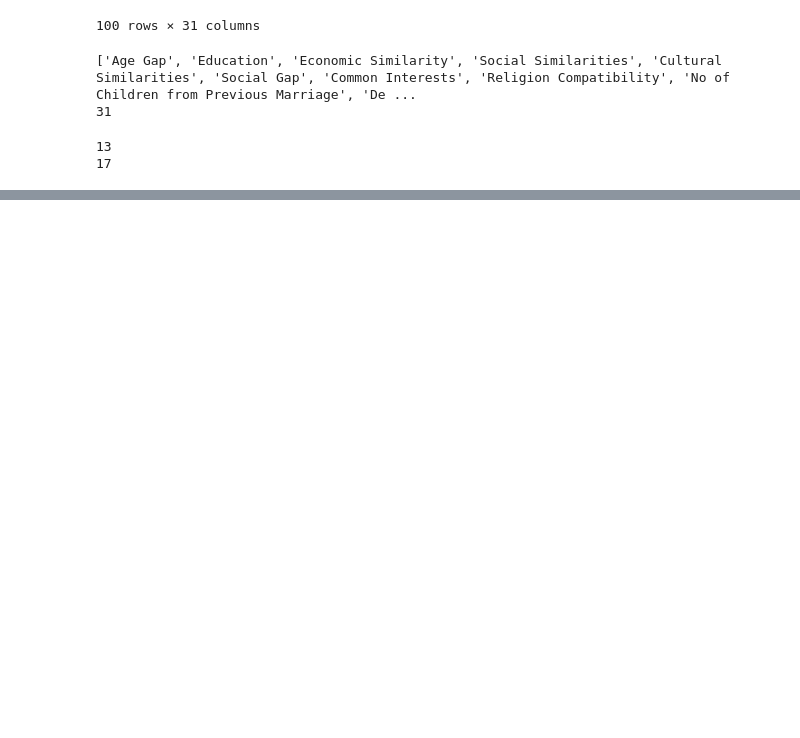
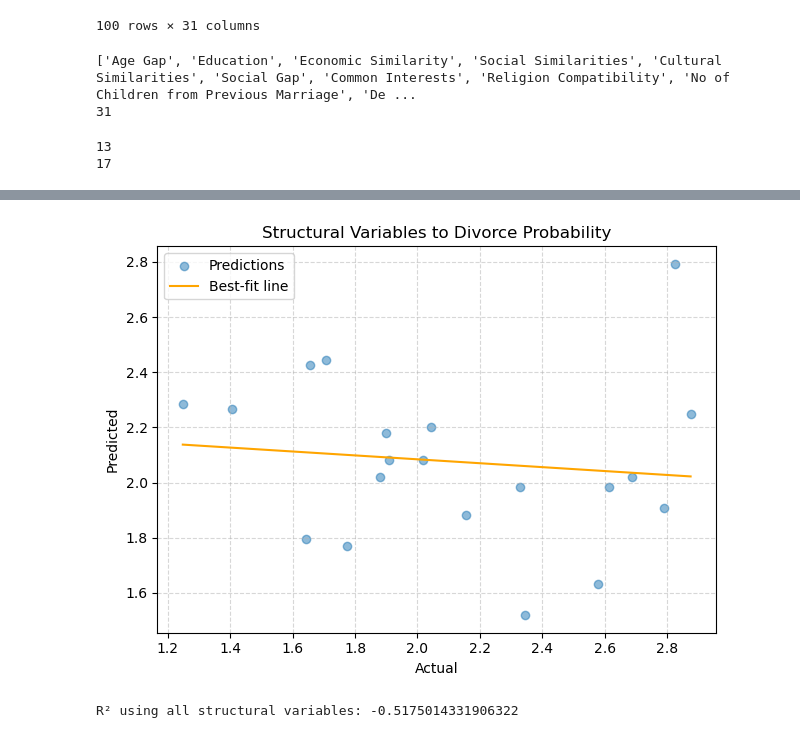
Before and after one commit to emmap04/2025_FinalProject_Overfitters, a Jupyter notebook: KrystalShi.ipynb, the cells around one changed output, grey strips where cells are left out. Cells and saved outputs as stored; diff of their text form; code cells hidden in the pictures; blank space fills up the shorter version.

```diff
--- a/KrystalShi.ipynb
+++ b/KrystalShi.ipynb
@@ -77,0 +103,22 @@ print("R² using only the most correlated feature:", r2_single)
+# %%
+# run it on structural vars now
+
+correlations = df_structural.corr()['Divorce Probability'].drop('Divorce Probability')
+
+struc_x = df_structural.drop(columns=['Divorce Probability'])
+struc_y = df_structural['Divorce Probability']
+
+struc_x_train, struc_x_test, struc_y_train, struc_y_test = train_test_split(struc_x, struc_y, test_size = 0.2, random_state = 23)
+model = LinearRegression()
+model.fit(struc_x_train, struc_y_train)
+
+struc_y_pred= model.predict(struc_x_test)
+
+plot_pred(struc_y_test, struc_y_pred, 'Structural Variables to Divorce Probability')
+
+
+r2 = r2_score(struc_y_test, struc_y_pred)
+print("R² using all structural variables:", r2)
+# %% [output]
+[figure, added]
+R² using all structural variables: -0.5175014331906322
```
Also changed, not shown: parts of 3 cells of this notebook.
